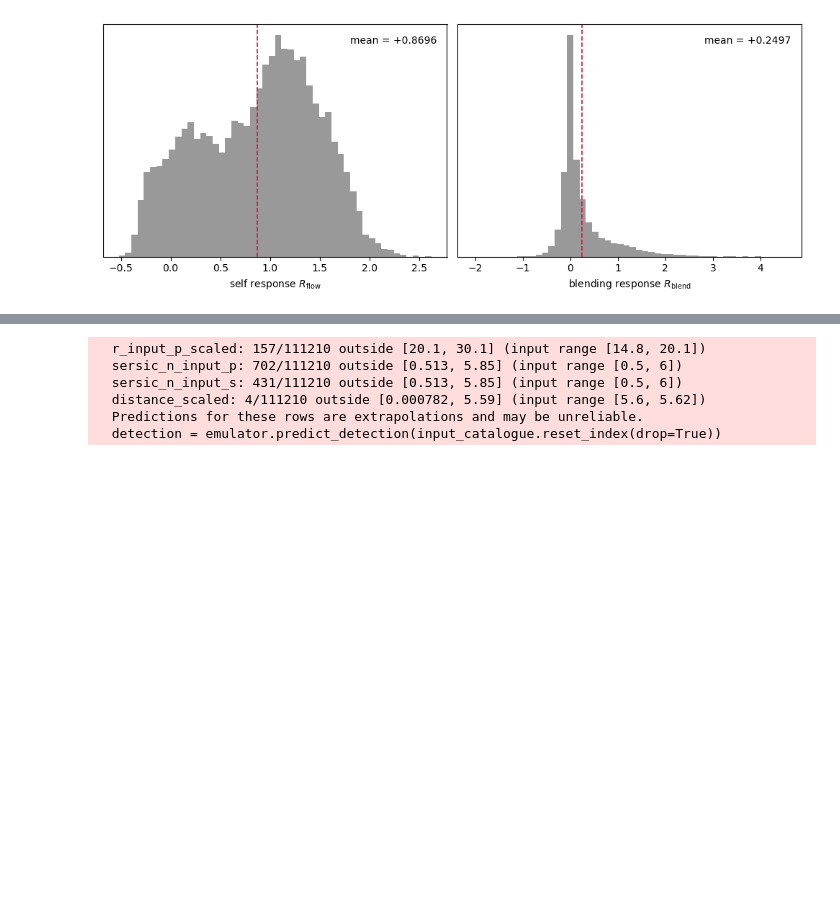
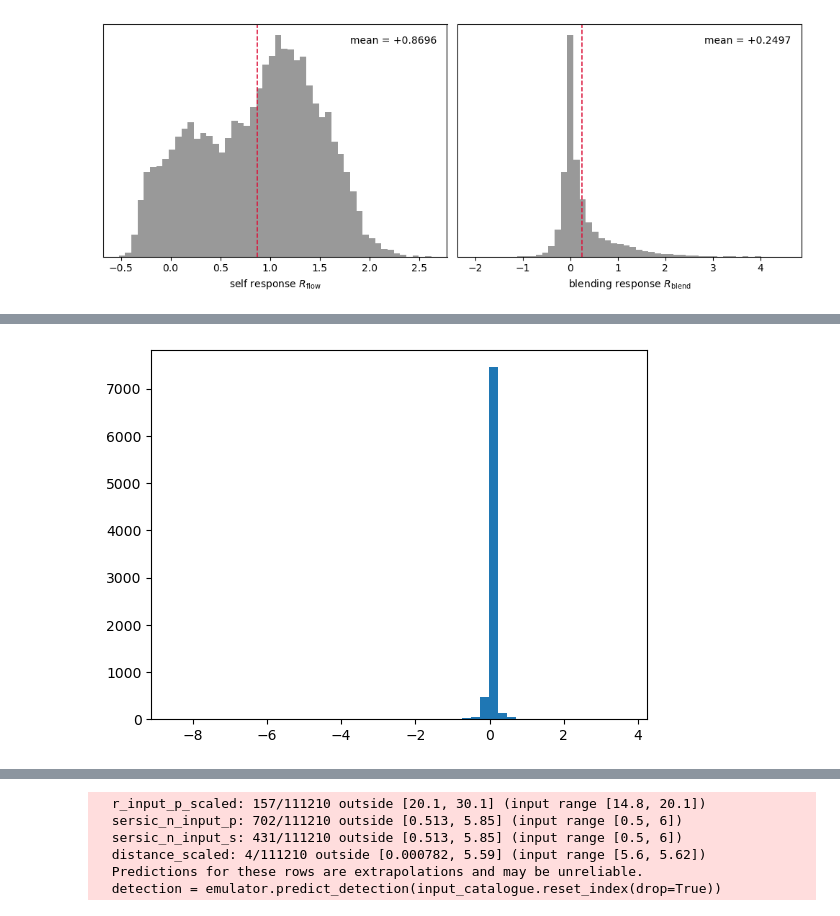
Before and after one commit to zhangzzk/SBSI, a Jupyter notebook: examples/sbsi_api_tutorial.ipynb, the cells around one changed output, grey strips where cells are left out. Saved outputs shown, nothing was run; the diff lists cells and outputs as text; code cells hidden in the pictures; blank space fills up the shorter version.

```diff
--- a/examples/sbsi_api_tutorial.ipynb
+++ b/examples/sbsi_api_tutorial.ipynb
@@ -354,0 +187,4 @@ plt.show()
+# %%
+plt.hist(draw.column("measured_ngmix_g2")[0],bins=50);
+# %% [output]
+[figure, added]
```
Also changed, not shown: parts of 7 cells of this notebook, 10 other files.
